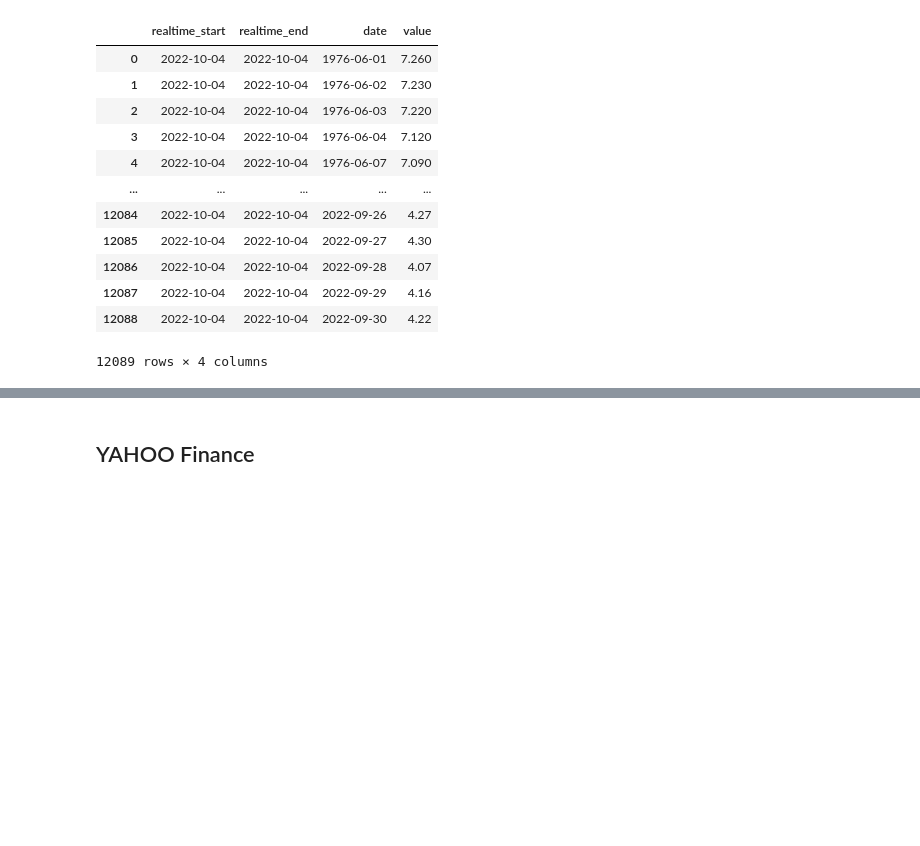
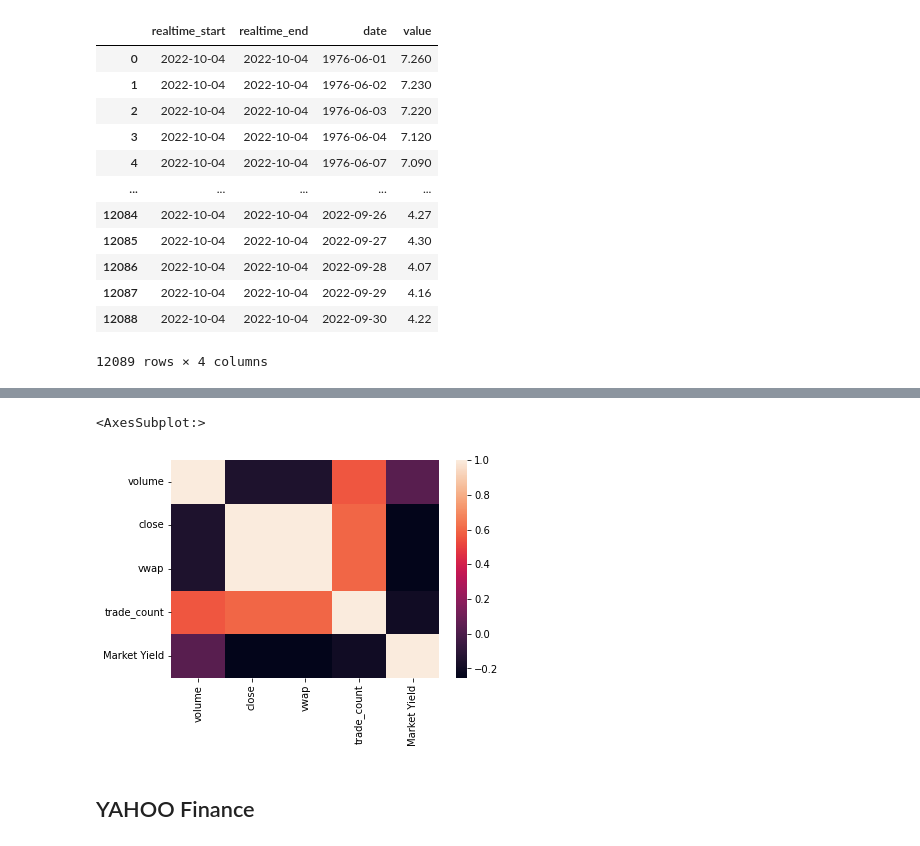
Before and after one commit to RJSMART-11/Group_Project_One, a Jupyter notebook: (summary) Impact of Federal Monetary Policy.ipynb, the cells around one changed output, grey strips where cells are left out. Saved outputs shown, nothing was run; the diff lists cells and outputs as text; code cells hidden in the pictures; blank space fills up the shorter version.

```diff
--- a/(summary) Impact of Federal Monetary Policy.ipynb
+++ b/(summary) Impact of Federal Monetary Policy.ipynb
@@ -124,0 +102,5 @@ yield_value.plot()
+# %%
+NDAQ['date'] = pd.Series([str(x)[:10] for x in NDAQ.index], index=NDAQ.index)
+# %%
+NDAQ.set_index(['date'],inplace=True)
+NDAQ = NDAQ[['volume', 'close', 'vwap', 'trade_count']]
@@ -124,0 +124,3 @@ yield_value.plot()
+# %%
+ndaq_corr = NDAQ.join(yield_value).corr()
+ndaq_corr
@@ -125,3 +134,8 @@ yield_value.plot()
+# %%
+sns.heatmap(ndaq_corr)
+# %% [output]
+<AxesSubplot:>
+[figure, added]
 # %% [markdown]
 ## YAHOO Finance
 # %%
```
Also changed, not shown: parts of 11 cells of this notebook.
